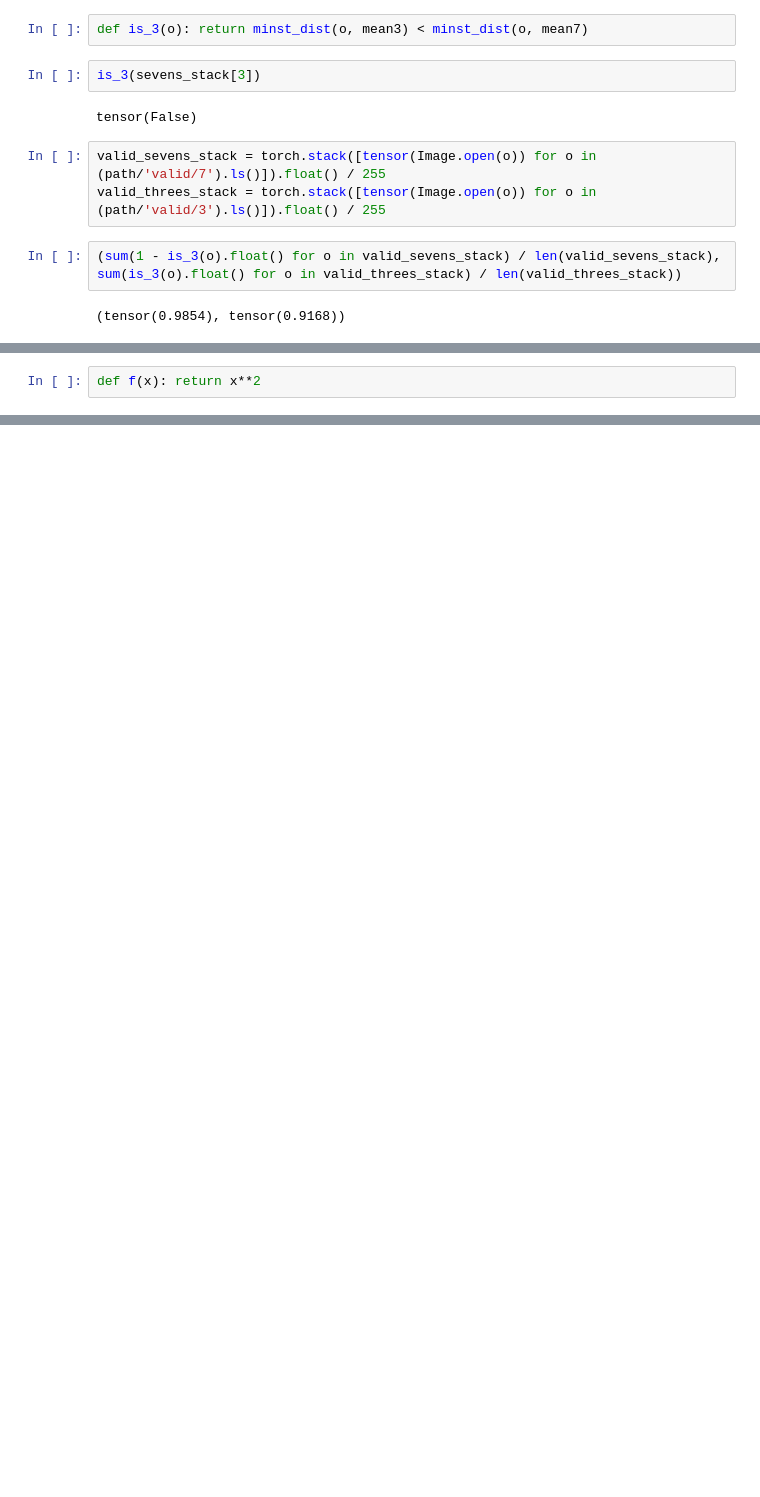
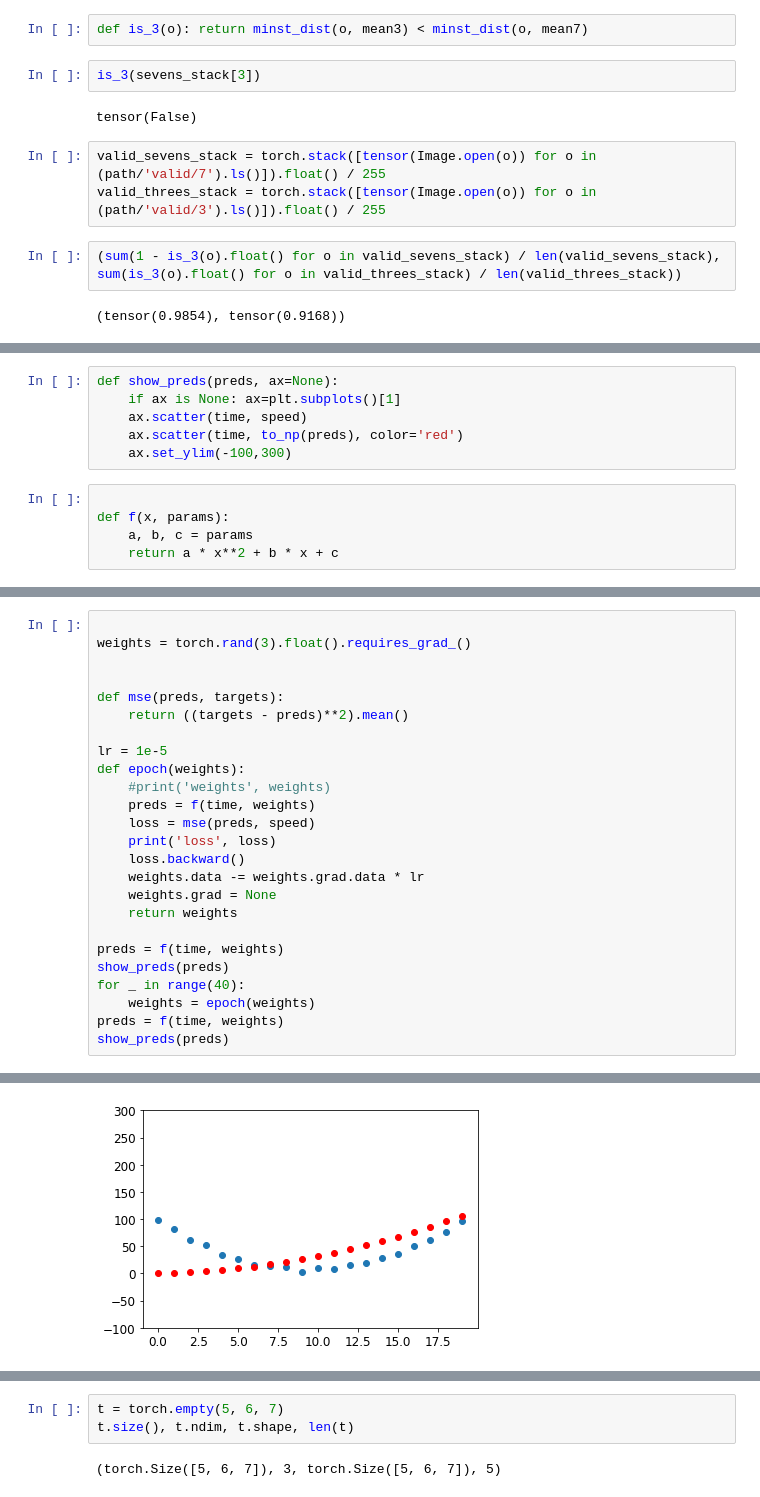
Before and after one commit to artkpv/fastbook, a Jupyter notebook: 04_mnist_basics_reproducing.ipynb, the cells around one changed output, grey strips where cells are left out. Cells and saved outputs as stored; diff of their text form; blank space fills up the shorter version.

```diff
--- a/04_mnist_basics_reproducing.ipynb
+++ b/04_mnist_basics_reproducing.ipynb
@@ -38,2 +59,11 @@ sum(is_3(o).float() for o in valid_threes_stack) / len(valid_threes_stack))
+# %%
+def show_preds(preds, ax=None):
+    if ax is None: ax=plt.subplots()[1]
+    ax.scatter(time, speed)
+    ax.scatter(time, to_np(preds), color='red')
+    ax.set_ylim(-100,300)
 # %%
-def f(x): return x**2
+
+def f(x, params):
+    a, b, c = params
+    return a * x**2 + b * x + c
@@ -60,0 +70,26 @@ tensor(6.)
+# %%
+
+weights = torch.rand(3).float().requires_grad_()
+
+
+def mse(preds, targets):
+    return ((targets - preds)**2).mean()
+
+lr = 1e-5
+def epoch(weights):
+    #print('weights', weights)
+    preds = f(time, weights)
+    loss = mse(preds, speed)
+    print('loss', loss)
+    loss.backward()
+    weights.data -= weights.grad.data * lr
+    weights.grad = None
+    return weights
+
+preds = f(time, weights)
+show_preds(preds)
+for _ in range(40):
+    weights = epoch(weights)
+preds = f(time, weights)
+show_preds(preds)
+# %% [output]
@@ -60,0 +113 @@ tensor(6.)
+[figure, added]
@@ -60,0 +115,5 @@ tensor(6.)
+# %%
+t = torch.empty(5, 6, 7)
+t.size(), t.ndim, t.shape, len(t)
+# %% [output]
+(torch.Size([5, 6, 7]), 3, torch.Size([5, 6, 7]), 5)
```
Also changed, not shown: parts of 22 cells of this notebook, 1 other file.
